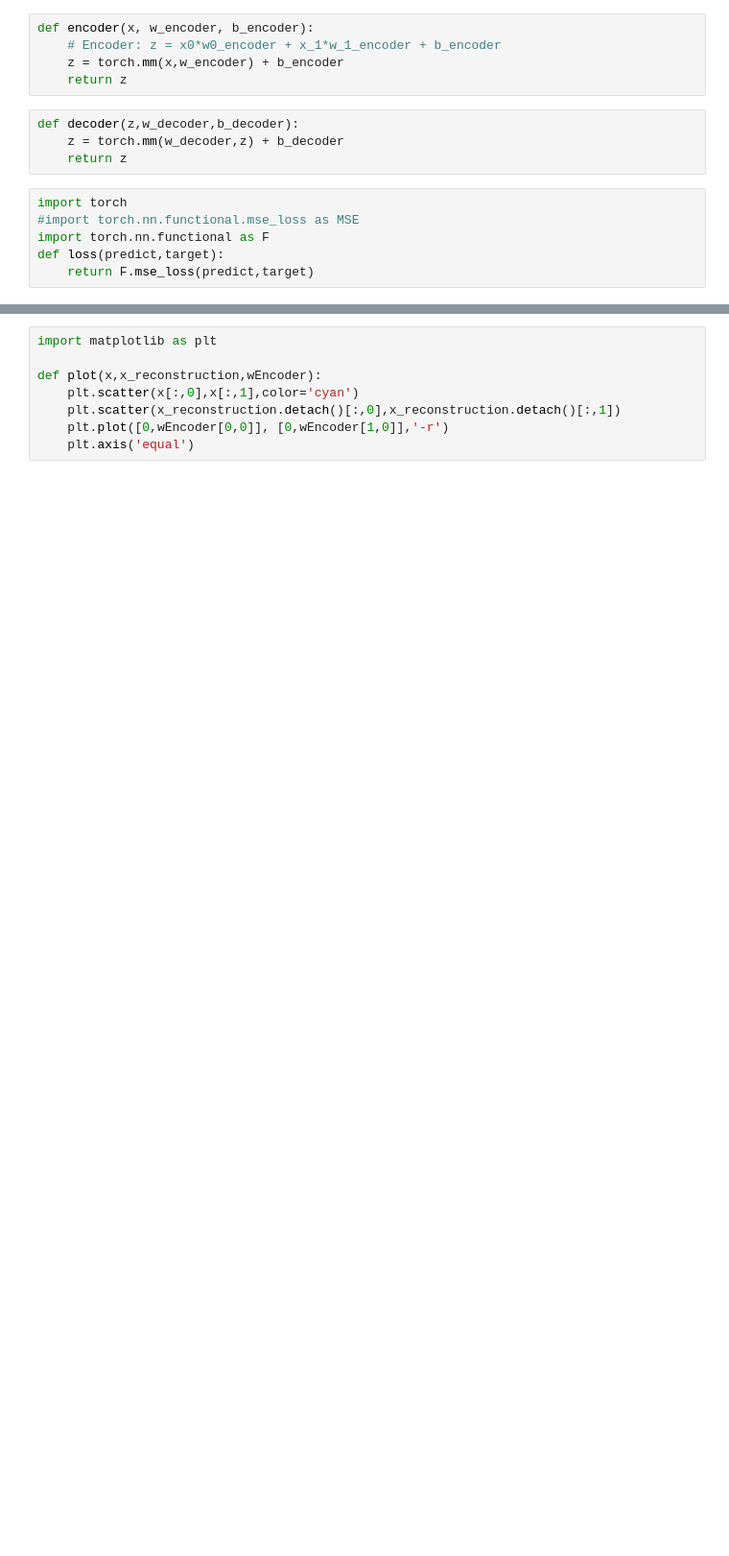
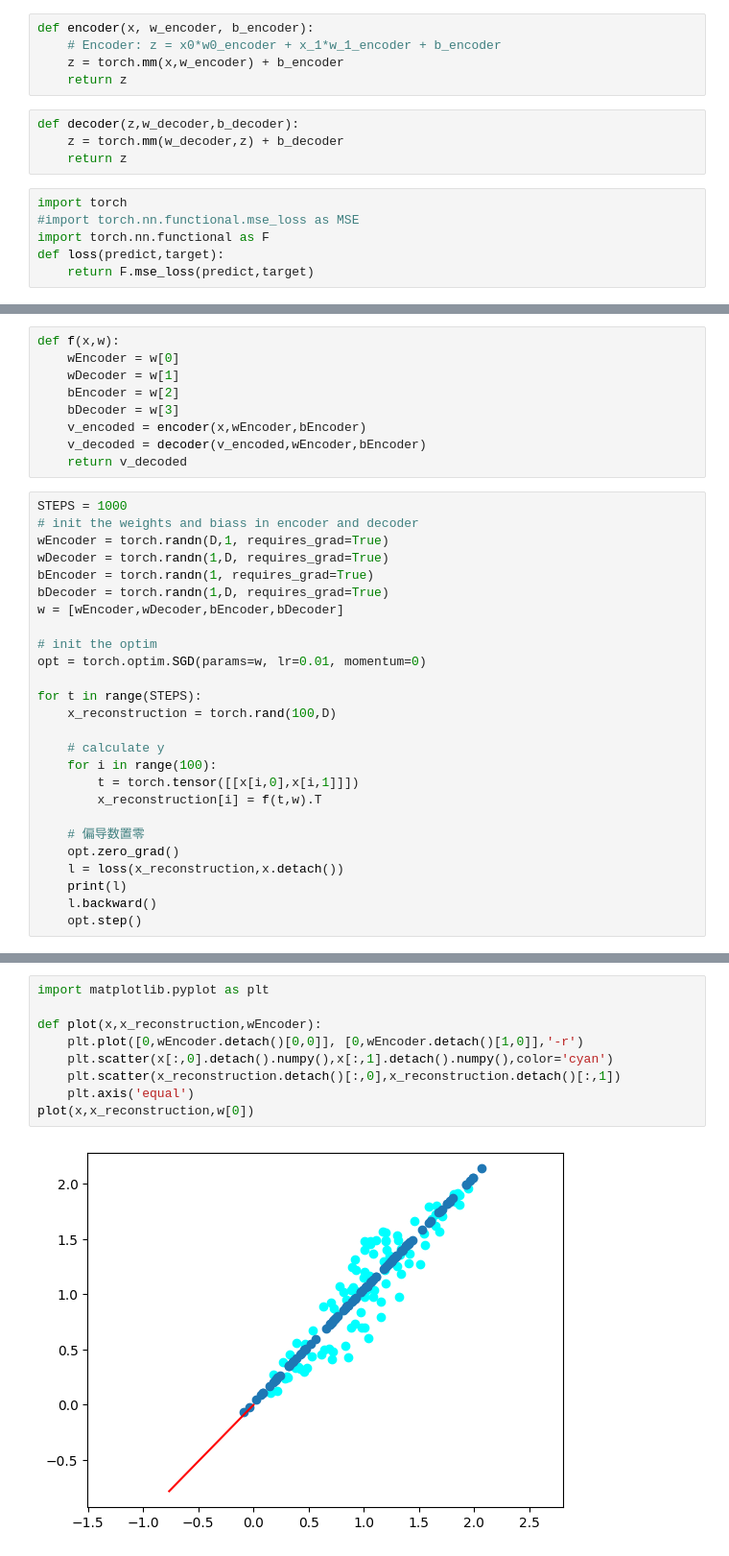
Before and after one commit to sisuy/COMP309-Assignment4, a Jupyter notebook: Part3/MyAutoencoder.ipynb, the cells around one changed output, grey strips where cells are left out. Shown at 96% size. Saved outputs shown, nothing was run; the diff lists cells and outputs as text; blank space fills up the shorter version.

```diff
--- a/Part3/MyAutoencoder.ipynb
+++ b/Part3/MyAutoencoder.ipynb
@@ -64,0 +53,35 @@ tensor([[-4.1496],
+# %%
+def f(x,w):
+    wEncoder = w[0]
+    wDecoder = w[1]
+    bEncoder = w[2]
+    bDecoder = w[3]
+    v_encoded = encoder(x,wEncoder,bEncoder)
+    v_decoded = decoder(v_encoded,wEncoder,bEncoder)
+    return v_decoded
+# %%
+STEPS = 1000
+# init the weights and biass in encoder and decoder
+wEncoder = torch.randn(D,1, requires_grad=True)
+wDecoder = torch.randn(1,D, requires_grad=True)
+bEncoder = torch.randn(1, requires_grad=True)
+bDecoder = torch.randn(1,D, requires_grad=True)
+w = [wEncoder,wDecoder,bEncoder,bDecoder]
+
+# init the optim
+opt = torch.optim.SGD(params=w, lr=0.01, momentum=0)
+
+for t in range(STEPS):
+    x_reconstruction = torch.rand(100,D)
+
+    # calculate y
+    for i in range(100):
+        t = torch.tensor([[x[i,0],x[i,1]]])
+        x_reconstruction[i] = f(t,w).T
+
+    # 偏导数置零
+    opt.zero_grad()
+    l = loss(x_reconstruction,x.detach())
+    print(l)
+    l.backward()
+    opt.step()
@@ -65,8 +106,11 @@ tensor([[-4.1496],
 # %%
-import matplotlib as plt
+import matplotlib.pyplot as plt
 
 def plot(x,x_reconstruction,wEncoder):
-    plt.scatter(x[:,0],x[:,1],color='cyan')
+    plt.plot([0,wEncoder.detach()[0,0]], [0,wEncoder.detach()[1,0]],'-r')
+    plt.scatter(x[:,0].detach().numpy(),x[:,1].detach().numpy(),color='cyan')
     plt.scatter(x_reconstruction.detach()[:,0],x_reconstruction.detach()[:,1])
-    plt.plot([0,wEncoder[0,0]], [0,wEncoder[1,0]],'-r')
     plt.axis('equal')
+plot(x,x_reconstruction,w[0])
+# %% [output]
+[figure, added]
```
Also changed, not shown: parts of 5 cells of this notebook, 1 other file.
